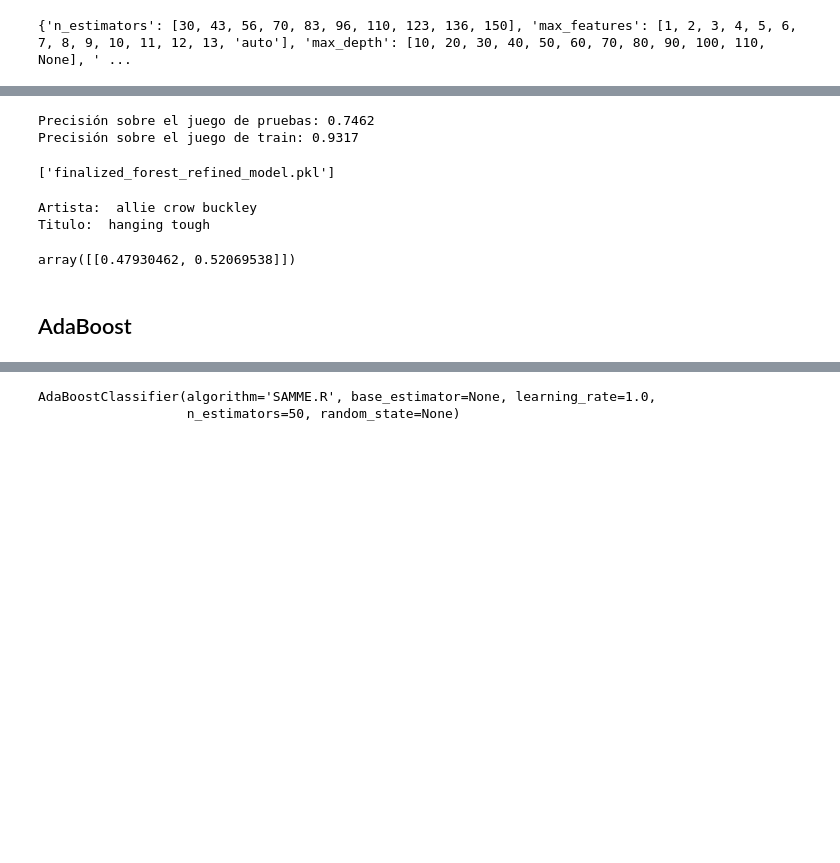
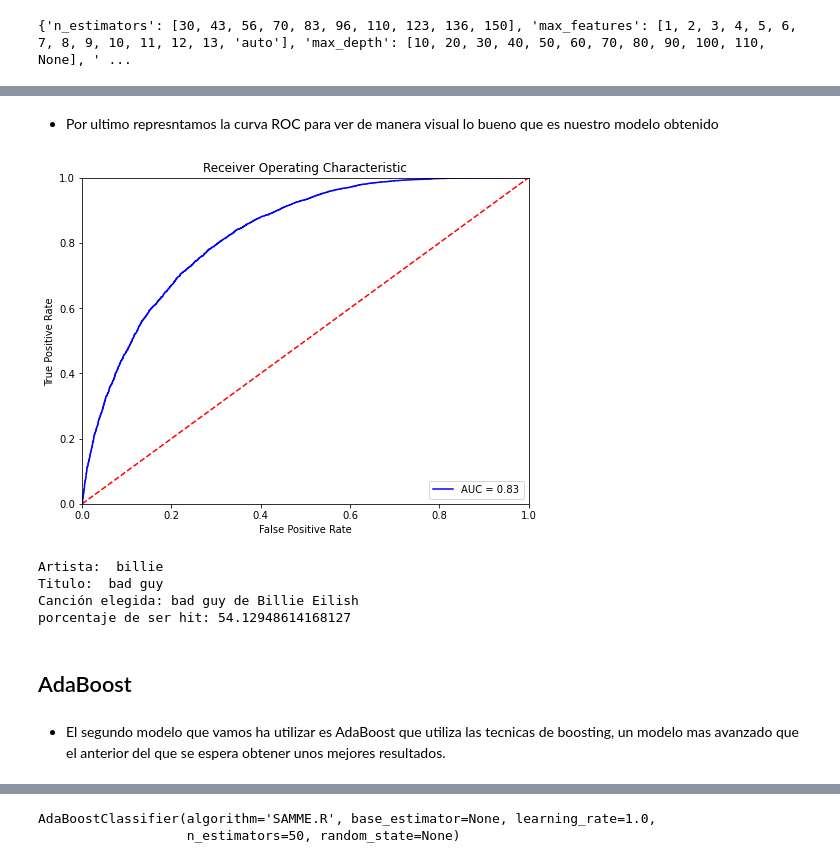
Before and after one commit to luislgm/Music_Hit_Predictor_TFM, a Jupyter notebook: Predictive_Modelling/1_looking_predictive_model.ipynb, the cells around one changed output, grey strips where cells are left out. Cells and saved outputs as stored; diff of their text form; code cells hidden in the pictures; blank space fills up the shorter version.

```diff
--- a/Predictive_Modelling/1_looking_predictive_model.ipynb
+++ b/Predictive_Modelling/1_looking_predictive_model.ipynb
@@ -318,4 +285,5 @@ Precisión sobre datos de train: 0.95
+# %%
+filename = 'forest_model_random.pkl'
 # %%
-filename = 'finalized_forest_model_1.pkl'
 joblib.dump(best_forest, filename)
 # %% [output]
@@ -323,2 +291,2 @@ joblib.dump(best_forest, filename)
 # %%
-best_forest = joblib.load('finalized_forest_model_1.pkl')
+best_forest = joblib.load(filename)
@@ -438,13 +292,0 @@ RandomForestClassifier(bootstrap=True, ccp_alpha=0.0, class_weight=None,
-# %%
-print("Precisión sobre el juego de pruebas: {:.4f}"
-      .format(best_forest_refined.score(X_test, y_test)))
-print("Precisión sobre el juego de train: {:.4f}"
-      .format(best_forest_refined.score(X_train, y_train)))
-# %% [output]
-Precisión sobre el juego de pruebas: 0.7462
-Precisión sobre el juego de train: 0.9317
-# %%
-filename = 'finalized_forest_refined_model.pkl'
-joblib.dump(best_forest_refined, filename)
-# %% [output]
-['finalized_forest_refined_model.pkl']
@@ -453,11 +293,34 @@ best_forest_refined = joblib.load('finalized_forest_refined_model.pkl')
-# %%
-best_forest_refined.predict_proba(find_song())
-# %% [output]
-Artista:  allie crow buckley
-Titulo:  hanging tough
-array([[0.47930462, 0.52069538]])
+# %% [markdown]
+- Por ultimo represntamos la curva ROC para ver de manera visual lo bueno que es nuestro modelo obtenido
+# %%
+probs = best_forest.predict_proba(X_test)
+preds = probs[:,1]
+fpr, tpr, threshold = metrics.roc_curve(y_test, preds)
+roc_auc = metrics.auc(fpr, tpr)
+
+plt.title('Receiver Operating Characteristic')
+plt.plot(fpr, tpr, 'b', label = 'AUC = %0.2f' % roc_auc)
+plt.legend(loc = 'lower right')
+plt.plot([0, 1], [0, 1],'r--')
+plt.xlim([0, 1])
+plt.ylim([0, 1])
+plt.ylabel('True Positive Rate')
+plt.xlabel('False Positive Rate')
+plt.show()
+# %% [output]
+[figure, added]
+# %%
+score = best_forest.predict_proba(find_song())
+print('porcentaje de ser hit:', score[0][1]*100)
+# %% [output]
+Artista:  billie
+Titulo:  bad guy
+Canción elegida: bad guy de Billie Eilish
+porcentaje de ser hit: 54.12948614168127
 # %% [markdown]
 ## AdaBoost
+# %% [markdown]
+-  El segundo modelo que vamos ha utilizar es AdaBoost que utiliza las tecnicas de boosting, un modelo mas avanzado que el anterior del que se espera obtener unos mejores resultados.
 # %%
 from sklearn.ensemble import AdaBoostClassifier
 # %%
```
Also changed, not shown: parts of 189 cells of this notebook.
